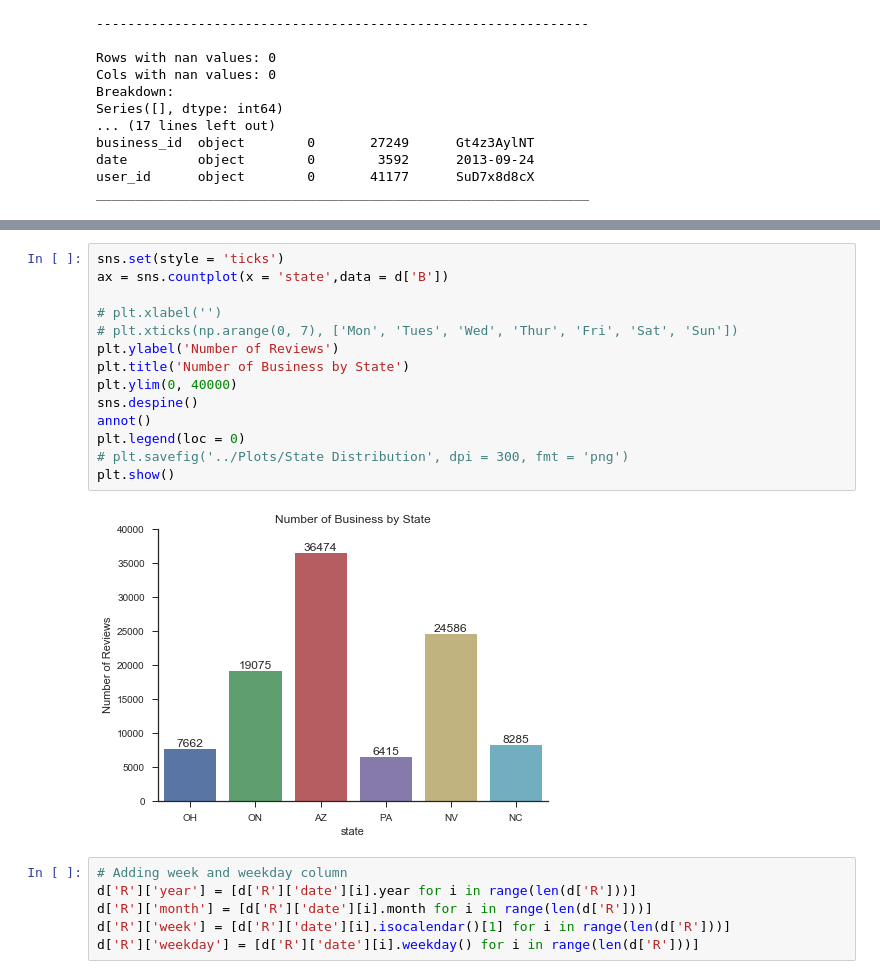
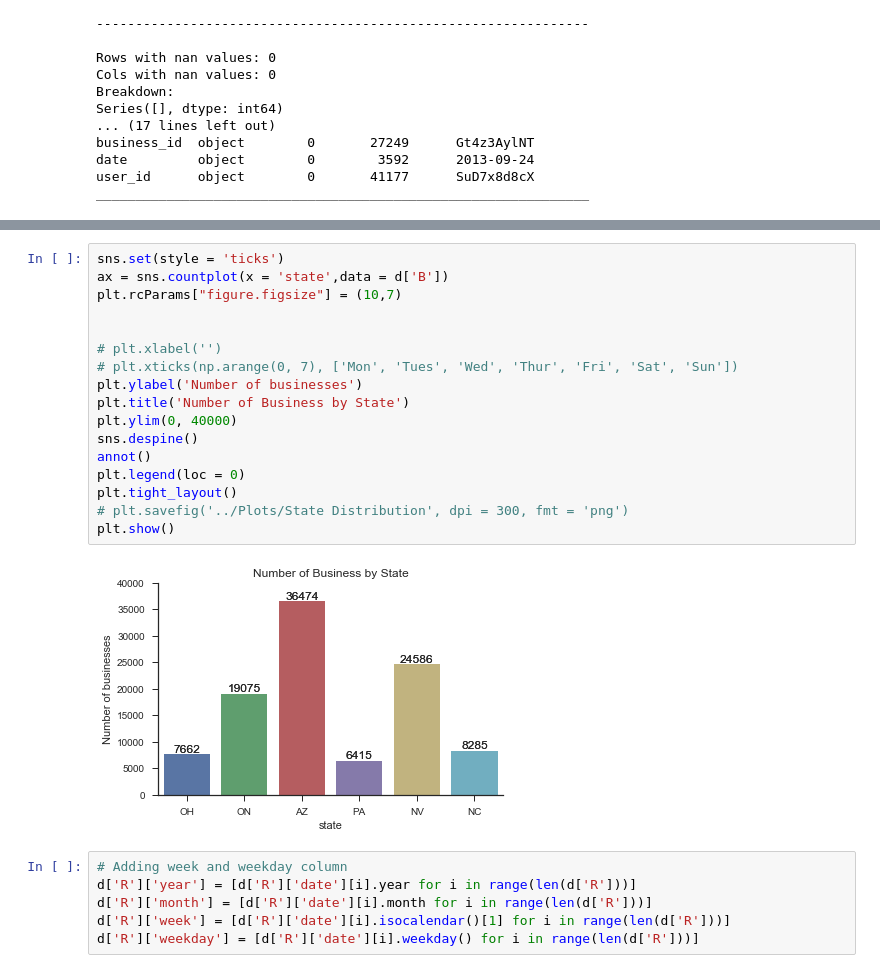
Before and after one commit to zihaoxu/CS181_Final_Project, a Jupyter notebook: 0. Exploratory Analysis/4. Looking at the new data.....ipynb, the cells around one changed output, grey strips where cells are left out. Drawn from its saved outputs; the diff is of its cells as text.

```diff
--- a/0. Exploratory Analysis/4. Looking at the new data.....ipynb
+++ b/0. Exploratory Analysis/4. Looking at the new data.....ipynb
@@ -220,19 +228,22 @@ _______________________________________________________________
 # %%
 sns.set(style = 'ticks')
 ax = sns.countplot(x = 'state',data = d['B'])
+plt.rcParams["figure.figsize"] = (10,7)
+
 
 # plt.xlabel('')
 # plt.xticks(np.arange(0, 7), ['Mon', 'Tues', 'Wed', 'Thur', 'Fri', 'Sat', 'Sun'])
-plt.ylabel('Number of Reviews')
+plt.ylabel('Number of businesses')
 plt.title('Number of Business by State')
 plt.ylim(0, 40000)
 sns.despine()
 annot()
 plt.legend(loc = 0)
+plt.tight_layout()
 # plt.savefig('../Plots/State Distribution', dpi = 300, fmt = 'png')
 plt.show()
 # %% [output]
-[figure, old version]
+[figure, new version]
 # %%
 # Adding week and weekday column
 d['R']['year'] = [d['R']['date'][i].year for i in range(len(d['R']))]
```
Also changed, not shown: parts of 7 cells of this notebook, 2 other files.
